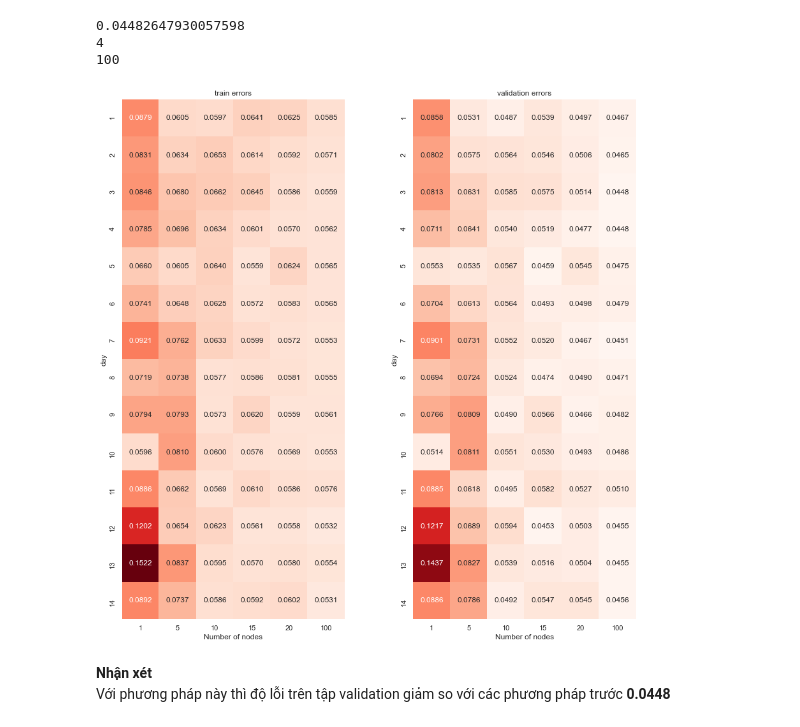
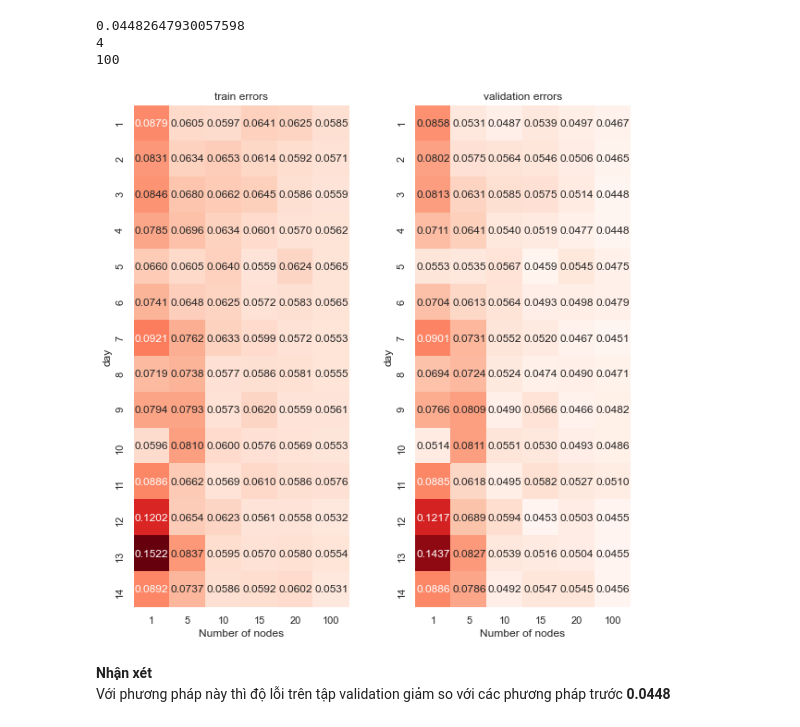
Before and after one commit to nhathuy13598/DS_Final_Project, a Jupyter notebook: 21_1612272_1512222/FinalProject.ipynb, the cells around one changed output. Cells and saved outputs as stored; diff of their text form; code cells hidden in the pictures.

```diff
--- a/21_1612272_1512222/FinalProject.ipynb
+++ b/21_1612272_1512222/FinalProject.ipynb
@@ -1142,22 +1154,22 @@ print(best_hLayer)
 # %%
 # Trực quan hóa kết quả
 train_errs_df = pd.DataFrame(data=np.array(train_errs).reshape(len(numDays), -1),
                              index=numDays, columns=hLayer)
 val_errs_df = pd.DataFrame(data=np.array(val_errs).reshape(len(numDays), -1),
                            index=numDays, columns=hLayer)
 min_err = min(min(train_errs), min(val_errs))
 max_err = max(max(train_errs), max(val_errs))
-plt.figure(figsize=(15, 15))
+plt.figure(figsize=(10, 10))
 plt.subplot(1, 2, 1)
 sns.heatmap(train_errs_df, vmin=min_err, vmax=max_err, square=True, annot=True,
             cbar=False, fmt='.4f', cmap='Reds')
 plt.title('train errors'); plt.xlabel('Number of nodes'); plt.ylabel('day')
 plt.subplot(1, 2, 2)
 sns.heatmap(val_errs_df, vmin=min_err, vmax=max_err, square=True, annot=True,
             cbar=False, fmt='.4f', cmap='Reds')
 plt.title('validation errors'); plt.xlabel('Number of nodes'); plt.ylabel('day');
 # %% [output]
-[figure, old version]
+[figure, new version]
 # %% [markdown]
 **Nhận xét**
 Với phương pháp này thì độ lỗi trên tập validation giảm so với các phương pháp trước **0.0448**
```
Also changed, not shown: parts of 2 cells of this notebook, 1 other file.
